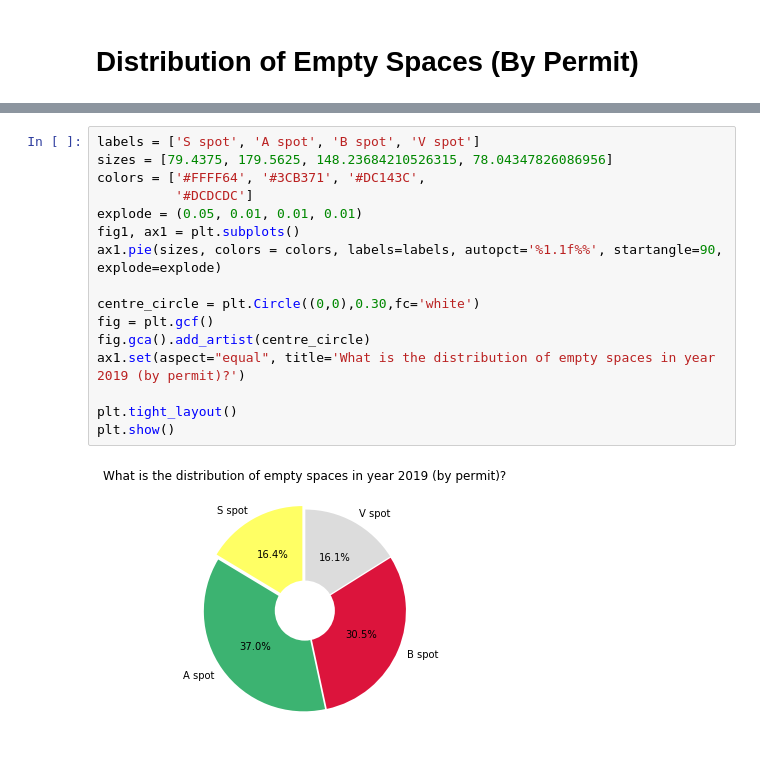
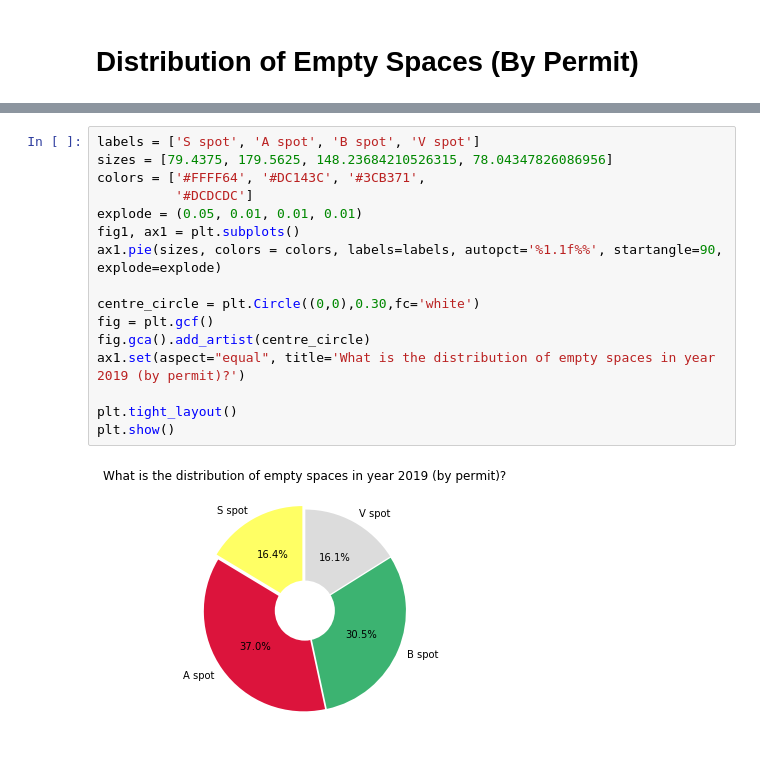
Before and after one commit to Maguilar43/ECE143_FinalProject, a Jupyter notebook: codes/Group18_Visualizations.ipynb, the cells around one changed output, grey strips where cells are left out. Cells and saved outputs as stored; diff of their text form.

```diff
--- a/codes/Group18_Visualizations.ipynb
+++ b/codes/Group18_Visualizations.ipynb
@@ -102,18 +103,18 @@ plt.show()
 # %%
 labels = ['S spot', 'A spot', 'B spot', 'V spot']
 sizes = [79.4375, 179.5625, 148.23684210526315, 78.04347826086956]
-colors = ['#FFFF64', '#3CB371', '#DC143C',
+colors = ['#FFFF64', '#DC143C', '#3CB371',
           '#DCDCDC']
 explode = (0.05, 0.01, 0.01, 0.01)
 fig1, ax1 = plt.subplots()
 ax1.pie(sizes, colors = colors, labels=labels, autopct='%1.1f%%', startangle=90, explode=explode)
 
 centre_circle = plt.Circle((0,0),0.30,fc='white')
 fig = plt.gcf()
 fig.gca().add_artist(centre_circle)
 ax1.set(aspect="equal", title='What is the distribution of empty spaces in year 2019 (by permit)?')
 
 plt.tight_layout()
 plt.show()
 # %% [output]
-[figure, old version]
+[figure, new version]
```
Also changed, not shown: parts of 7 cells of this notebook.
